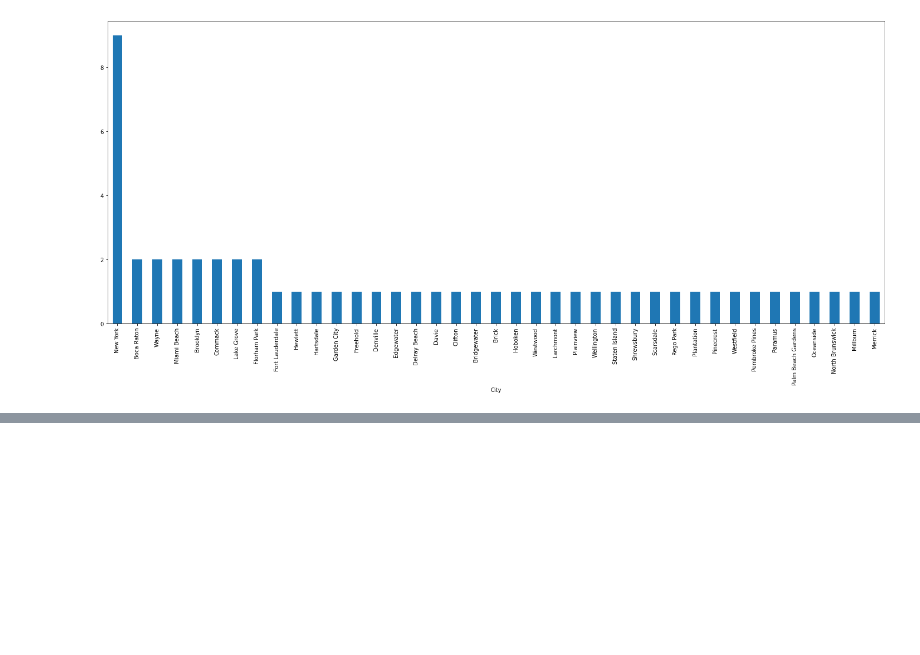
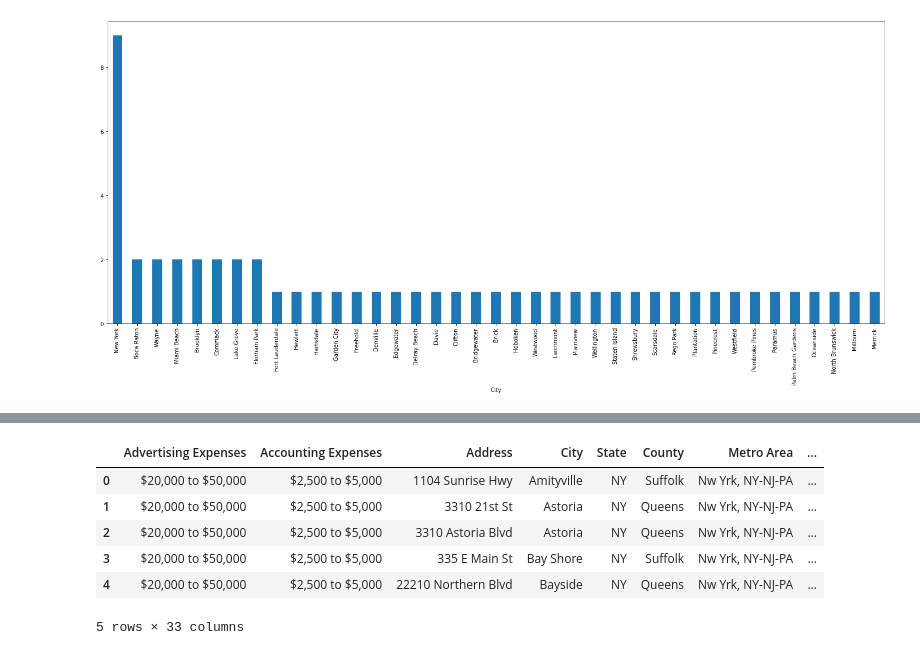
Before and after one commit to PhilAScript826/team-57, a Jupyter notebook: TeamNumber_Project_Week7.ipynb, the cells around one changed output, grey strips where cells are left out. Cells and saved outputs as stored; diff of their text form; code cells hidden in the pictures; blank space fills up the shorter version.

```diff
--- a/TeamNumber_Project_Week7.ipynb
+++ b/TeamNumber_Project_Week7.ipynb
@@ -341,0 +669,2 @@ df.groupby('City')['ZIP Code'].count().sort_values(ascending=False).plot.bar()
+# %%
+company_bk = pd.read_csv('merged_files/bk_docs_merged.csv')
@@ -341,0 +737,43 @@ df.groupby('City')['ZIP Code'].count().sort_values(ascending=False).plot.bar()
+# %%
+company_bk = company_bk[[ 'Advertising  Expenses', 'Accounting Expenses',
+ 'Address',
+ 'City',
+ 'State',
+ 'County',
+ 'Metro Area',
+ 'Neighborhood',
+ 'ZIP Code',
+ 'ZIP Four',
+ 'Year Established',
+ 'Years In Database',
+ 'Company Name',
+ 'Computer Expenses',
+ 'Contract Labor Expenses',
+ 'Corporate Sales Volume Actual',
+ 'Insurance Expenses',
+ 'Last Updated On',
+ 'Legal Expenses',
+ 'Location Employee Size Actual',
+ 'Location Employee Size Range',
+ 'Location Sales Volume Actual',
+ 'Location Sales Volume Range',
+ 'Management/Administration Expenses',
+ 'Office Supplies Expense',
+ 'Own or Lease',
+ 'Package Container Expense',
+ 'Payroll and Benefits Expenses',
+ 'Purchase Print Expenses',
+ 'Rent Expenses',
+ 'Square Footage',
+ 'Telcom Expenses',
+ 'Utilities Expenses',
+ ]]
+company_bk.head()
+# %% [output]
+|  | Advertising Expenses | Accounting Expenses | Address | City | State | County | Metro Area | ... |
+| 0 | $20,000 to $50,000 | $2,500 to $5,000 | 1104 Sunrise Hwy | Amityville | NY | Suffolk | Nw Yrk, NY-NJ-PA | ... |
+| 1 | $20,000 to $50,000 | $2,500 to $5,000 | 3310 21st St | Astoria | NY | Queens | Nw Yrk, NY-NJ-PA | ... |
+| 2 | $20,000 to $50,000 | $2,500 to $5,000 | 3310 Astoria Blvd | Astoria | NY | Queens | Nw Yrk, NY-NJ-PA | ... |
+| 3 | $20,000 to $50,000 | $2,500 to $5,000 | 335 E Main St | Bay Shore | NY | Suffolk | Nw Yrk, NY-NJ-PA | ... |
+| 4 | $20,000 to $50,000 | $2,500 to $5,000 | 22210 Northern Blvd | Bayside | NY | Queens | Nw Yrk, NY-NJ-PA | ... |
+5 rows × 33 columns
```
Also changed, not shown: parts of 48 cells of this notebook, 12 other files.
